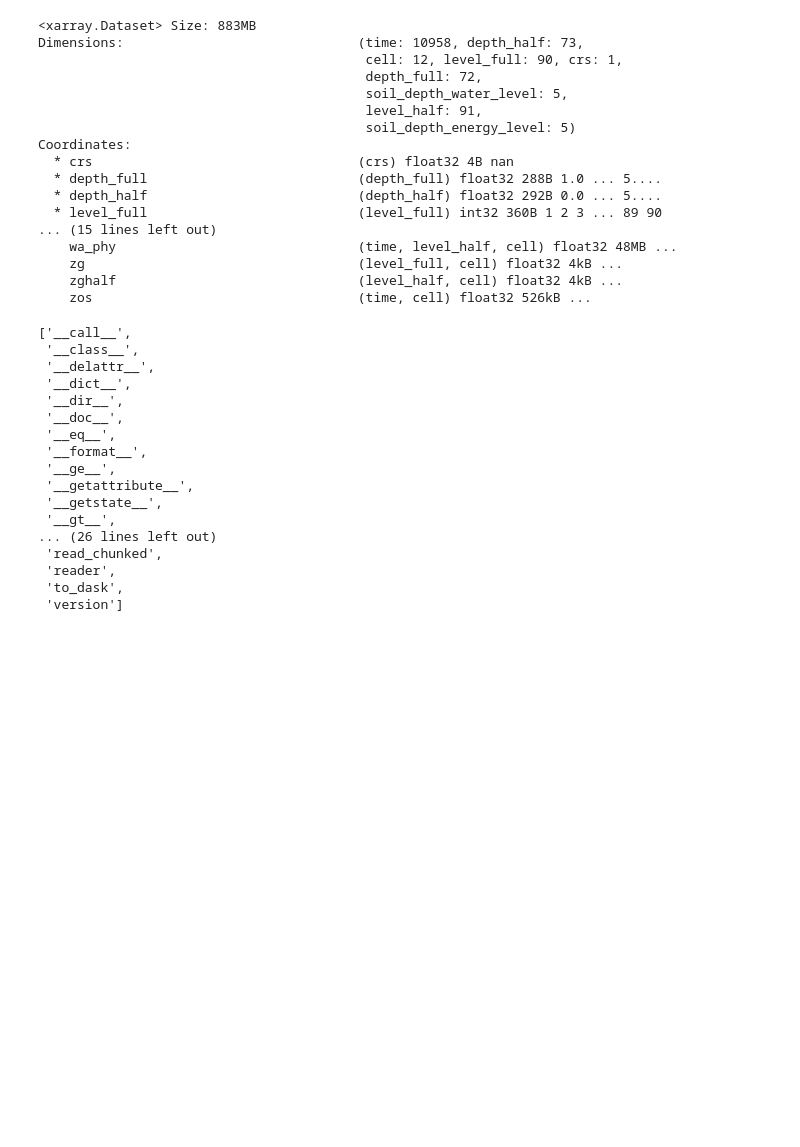
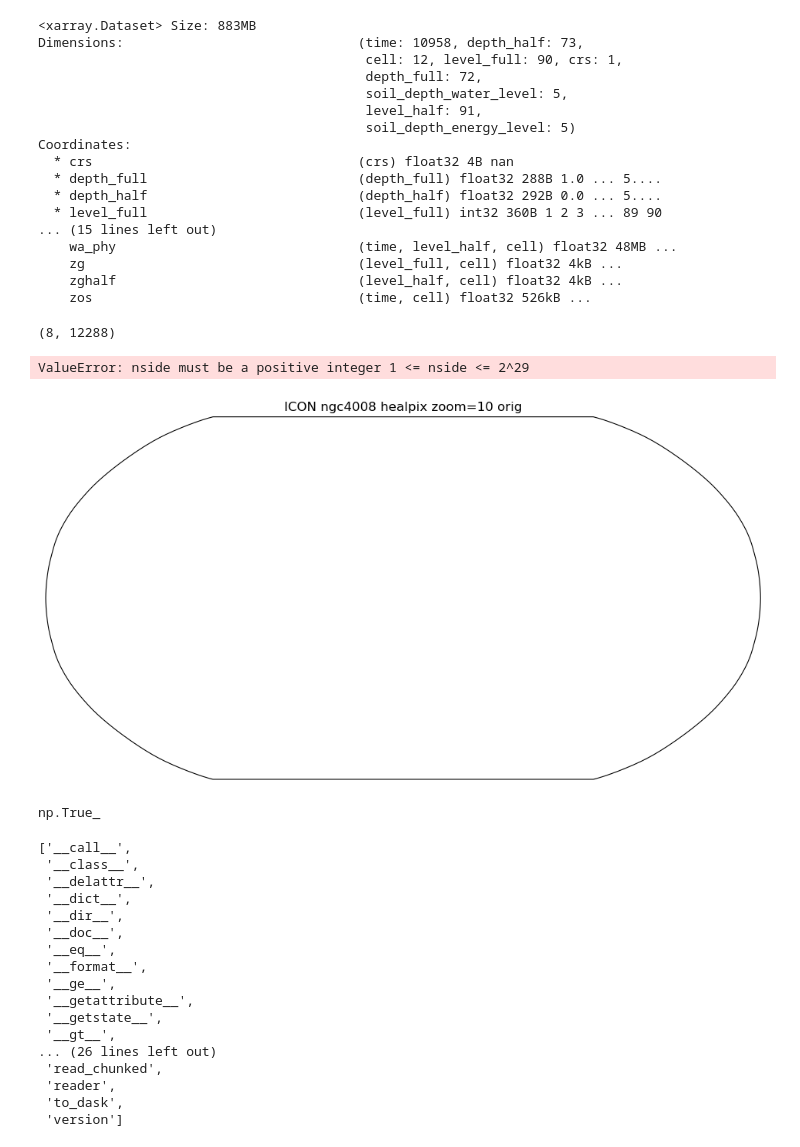
Before and after one commit to feng045/wcrp_hackathon, a Jupyter notebook: notebooks/easygems_intake.ipynb, the cells around one changed output. Cells and saved outputs as stored; diff of their text form; code cells hidden in the pictures; blank space fills up the shorter version.

Commit message:
Add a number of test/demo notebooks.
Mainly testing healpix, zarr, JASMIN obj store functionality.
Also regridding from model levels to pressure.
Some loading of external data using intake.

```diff
--- a/notebooks/easygems_intake.ipynb
+++ b/notebooks/easygems_intake.ipynb
@@ -50,6 +50,36 @@ Coordinates:
     zg                                   (level_full, cell) float32 4kB ...
     zghalf                               (level_half, cell) float32 4kB ...
     zos                                  (time, cell) float32 526kB ...
+# %%
+tas.shape
+# %% [output]
+(8, 12288)
+# %%
+import cartopy.crs as ccrs
+import matplotlib.pyplot as plt
+import easygems.healpix as egh
+
+
+cat = intake.open_catalog("https://data.nextgems-h2020.eu/online.yaml")
+zoom = 10
+ds = cat["ICON.ngc4008"](zoom=5, time="PT3H").to_dask()
+tas = ds.tas.sel(time=date)
+
+projection = ccrs.Robinson(central_longitude=0)
+fig, ax0 = plt.subplots(1, 1, figsize=(10, 5), subplot_kw={'projection': projection}, layout='constrained')
+ax0.set_title(f'ICON ngc4008 healpix zoom={zoom} orig')
+ax0.set_global()
+im = egh.healpix_show(tas.values, ax=ax0);
+plt.colorbar(im, label='1.5m air temp. (K)')
+ax0.coastlines();
+# %% [output]
+ValueError: nside must be a positive integer 1 <= nside <= 2^29
+[figure, added]
+# %%
+import numpy as np
+np.isnan(tas.values).all()
+# %% [output]
+np.True_
 # %%
 dir(cat.ICON.ngc4008)
 # %% [output]
```
Also changed, not shown: parts of 1 cell of this notebook, 11 other files.
